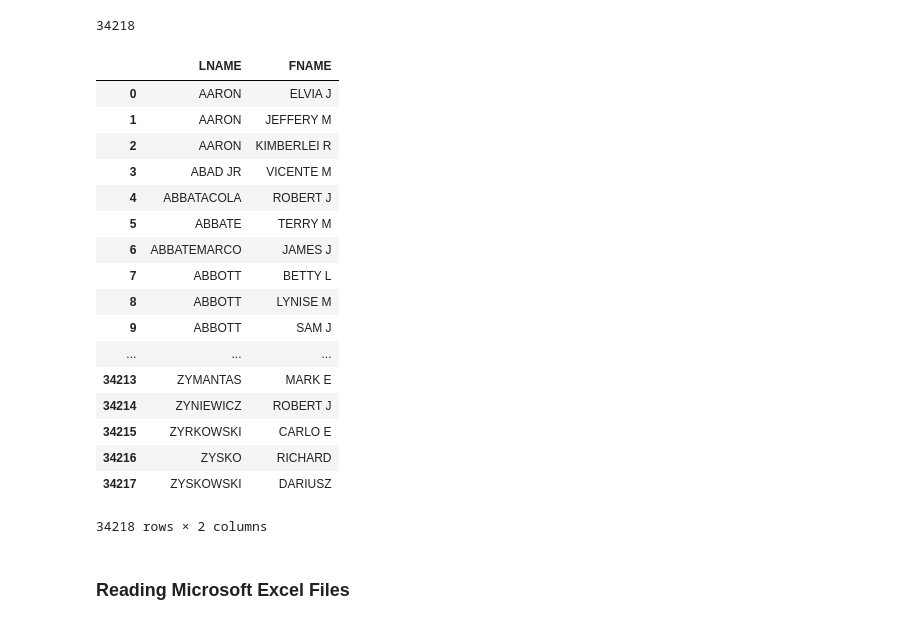
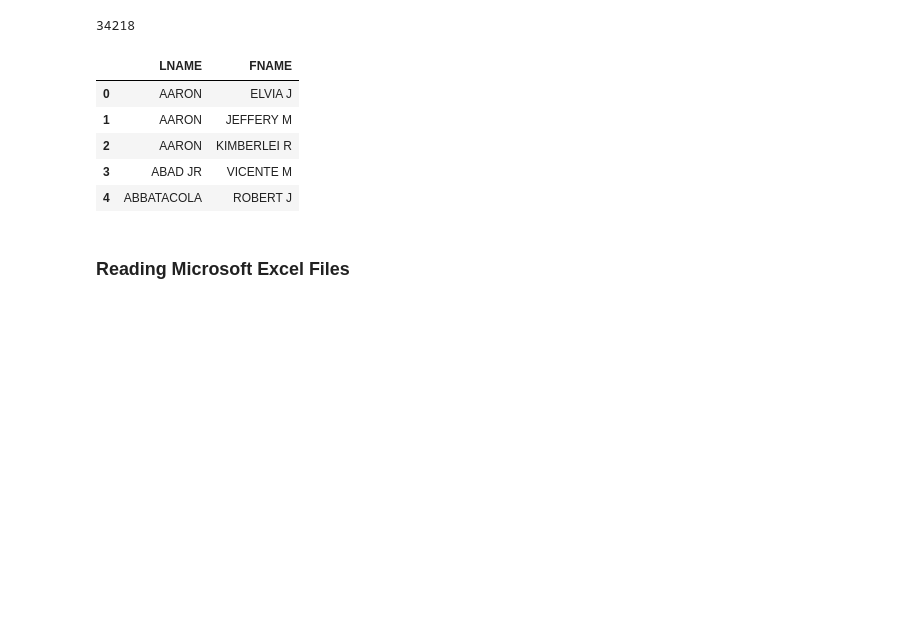
Before and after one commit to atulsingh0/MachineLearning, a Jupyter notebook: python_DC/LP_Read_Write_Data_#6.ipynb, the cells around one changed output. Saved outputs shown, nothing was run; the diff lists cells and outputs as text; code cells hidden in the pictures; blank space fills up the shorter version.

```diff
--- a/python_DC/LP_Read_Write_Data_#6.ipynb
+++ b/python_DC/LP_Read_Write_Data_#6.ipynb
@@ -14,26 +14,14 @@ print(len(fh))
 # %%
 fh.to_pickle("dataset/emp1.pickle")
 # %%
-pd.read_pickle("dataset/emp1.pickle")
+pd.read_pickle("dataset/emp1.pickle").head()
 # %% [output]
 |  | LNAME | FNAME |
 | 0 | AARON | ELVIA J |
 | 1 | AARON | JEFFERY M |
 | 2 | AARON | KIMBERLEI R |
 | 3 | ABAD JR | VICENTE M |
 | 4 | ABBATACOLA | ROBERT J |
-| 5 | ABBATE | TERRY M |
-| 6 | ABBATEMARCO | JAMES J |
-| 7 | ABBOTT | BETTY L |
-| 8 | ABBOTT | LYNISE M |
-| 9 | ABBOTT | SAM J |
-| ... | ... | ... |
-| 34213 | ZYMANTAS | MARK E |
-| 34214 | ZYNIEWICZ | ROBERT J |
-| 34215 | ZYRKOWSKI | CARLO E |
-| 34216 | ZYSKO | RICHARD |
-| 34217 | ZYSKOWSKI | DARIUSZ |
-34218 rows × 2 columns
 # %% [markdown]
 ### Reading Microsoft Excel Files
 # %%
```
Also changed, not shown: parts of 3 cells of this notebook, 2 other files.
